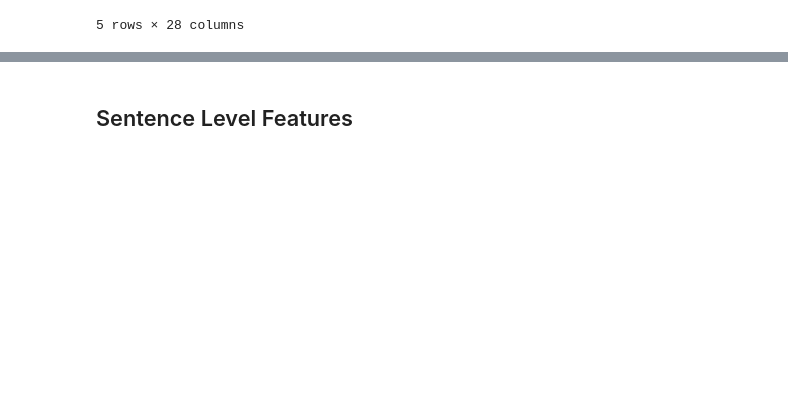
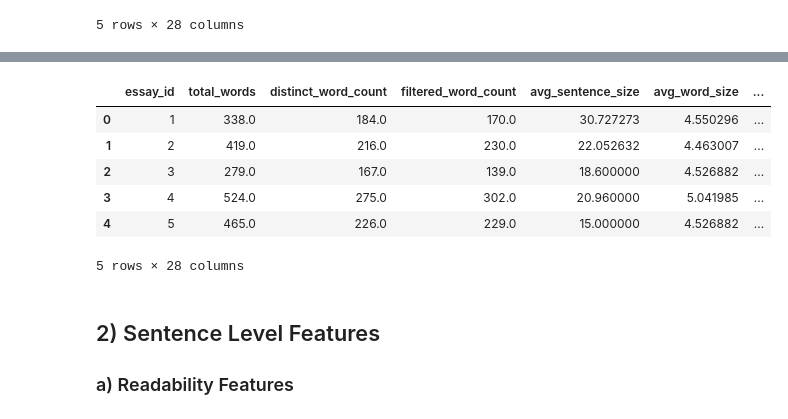
Before and after one commit to chmuneebshan/Automated-Grading-of-Exam-Papers-Using-Fusion-based-LSTM-Architecture, a Jupyter notebook: Code/Feature Engineering.ipynb, the cells around one changed output, grey strips where cells are left out. Cells and saved outputs as stored; diff of their text form; code cells hidden in the pictures; blank space fills up the shorter version.

```diff
--- a/Code/Feature Engineering.ipynb
+++ b/Code/Feature Engineering.ipynb
@@ -194,19 +205,27 @@ train_data[punctuation_columns].head()
 # %%
-textual_features = ['total_words', 'distinct_word_count', 'filtered_word_count',
+vocab_features = ['essay_id', 'total_words', 'distinct_word_count', 'filtered_word_count',
                     'avg_sentence_size', 'avg_word_size', 'total_sentences',
                     'long_words', 'short_words', 'noun_count', 'adjective_count',
                     'pronoun_count', 'verb_count', 'conjunction_count',
                     'adverb_count', 'determiner_count', 'proper_noun_count',
                     'numeral_count', 'interjection_count', 'dot_count',
                     'comma_occurrences', 'question_marks', 'exclamations',
                     'colon_occurrences', 'semicolon_occurrences', 'bracket_pairs',
                     'dash_count', 'triple_dots']
-
-# Creating a DataFrame containing the selected feature set
-textual_features_df = train_data[textual_features]
-textual_features_df.head()
+vocab_features_df = train_data[vocab_features]
+vocab_features_df.to_csv("../data/features/vocabulary_features.csv", index=False)
+vocab_features_df.head()
+# %% [output]
+|  | essay_id | total_words | distinct_word_count | filtered_word_count | avg_sentence_size | avg_word_size | ... |
+| 0 | 1 | 338.0 | 184.0 | 170.0 | 30.727273 | 4.550296 | ... |
+| 1 | 2 | 419.0 | 216.0 | 230.0 | 22.052632 | 4.463007 | ... |
+| 2 | 3 | 279.0 | 167.0 | 139.0 | 18.600000 | 4.526882 | ... |
+| 3 | 4 | 524.0 | 275.0 | 302.0 | 20.960000 | 5.041985 | ... |
+| 4 | 5 | 465.0 | 226.0 | 229.0 | 15.000000 | 4.526882 | ... |
+5 rows × 28 columns
 # %% [markdown]
-## Sentence Level Features
+## 2) Sentence Level Features
+### a) Readability Features
 # %%
 !pip install textstat -q
 # %%
```
Also changed, not shown: parts of 16 cells of this notebook.
